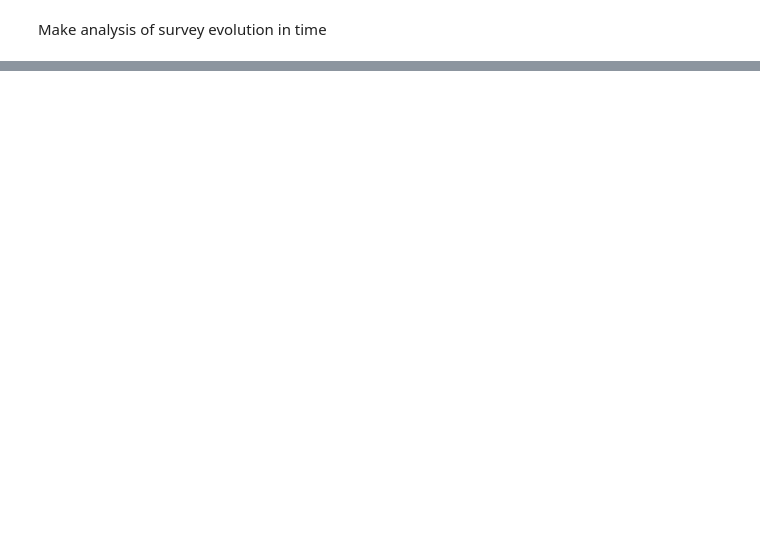
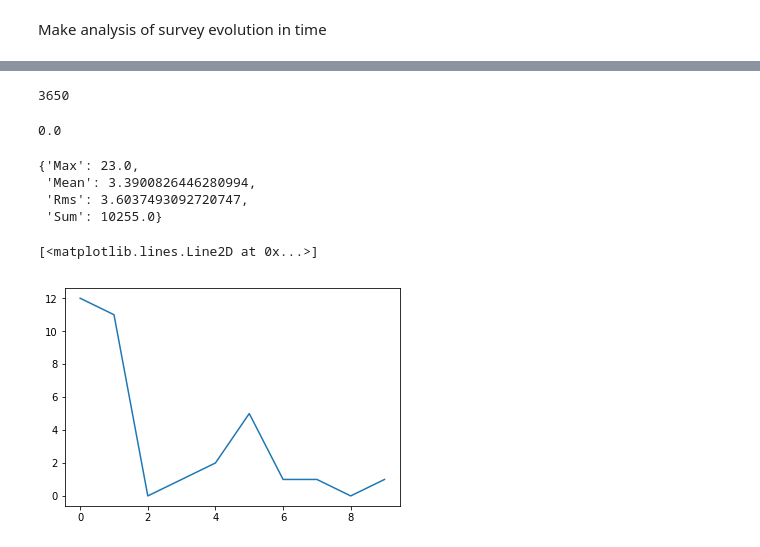
Before and after one commit to tribeiro/notebooks, a Jupyter notebook: Survey evolution analysis.ipynb, the cells around one changed output, grey strips where cells are left out. Drawn from its saved outputs; the diff is of its cells as text; code cells hidden in the pictures; blank space fills up the shorter version.

```diff
--- a/Survey evolution analysis.ipynb
+++ b/Survey evolution analysis.ipynb
@@ -179,0 +202,12 @@ Plotting complete.
+# %%
+night_start = 0
+night_end = 2
+sql = '' #'(night > %i and night <= %i)' % (night_start, night_end)
+
+m_fchanges = metrics.NChangesMetric('filter', metricName='Filter changes metrics.')
+slicer_time = slicers.OneDSlicer(sliceColName='night', bins=np.arange(0.5,3651))
+bundle_fc = mb.MetricBundle(m_fchanges, slicer_time, sql)
+#                          plotDict={'figsize':(10, 8)},
+#                          plotFuncs=[plots.OneDBinnedData])
+bg = mb.MetricBundleGroup({0:bundle_fc}, o)
+bg.runAll()
@@ -179,0 +228,18 @@ Plotting complete.
+# %%
+print(len(bundle_fc.metricValues))
+bundle_fc.metricValues[2]
+# %% [output]
+3650
+0.0
+# %%
+bundle_fc.summaryValues
+# %% [output]
+{'Max': 23.0,
+ 'Mean': 3.3900826446280994,
+ 'Rms': 3.6037493092720747,
+ 'Sum': 10255.0}
+# %%
+plt.plot(bundle_fc.metricValues.data[:10])
+# %% [output]
+[<matplotlib.lines.Line2D at 0x...>]
+[figure, added]
```
Also changed, not shown: parts of 35 cells of this notebook, 7 other files.
